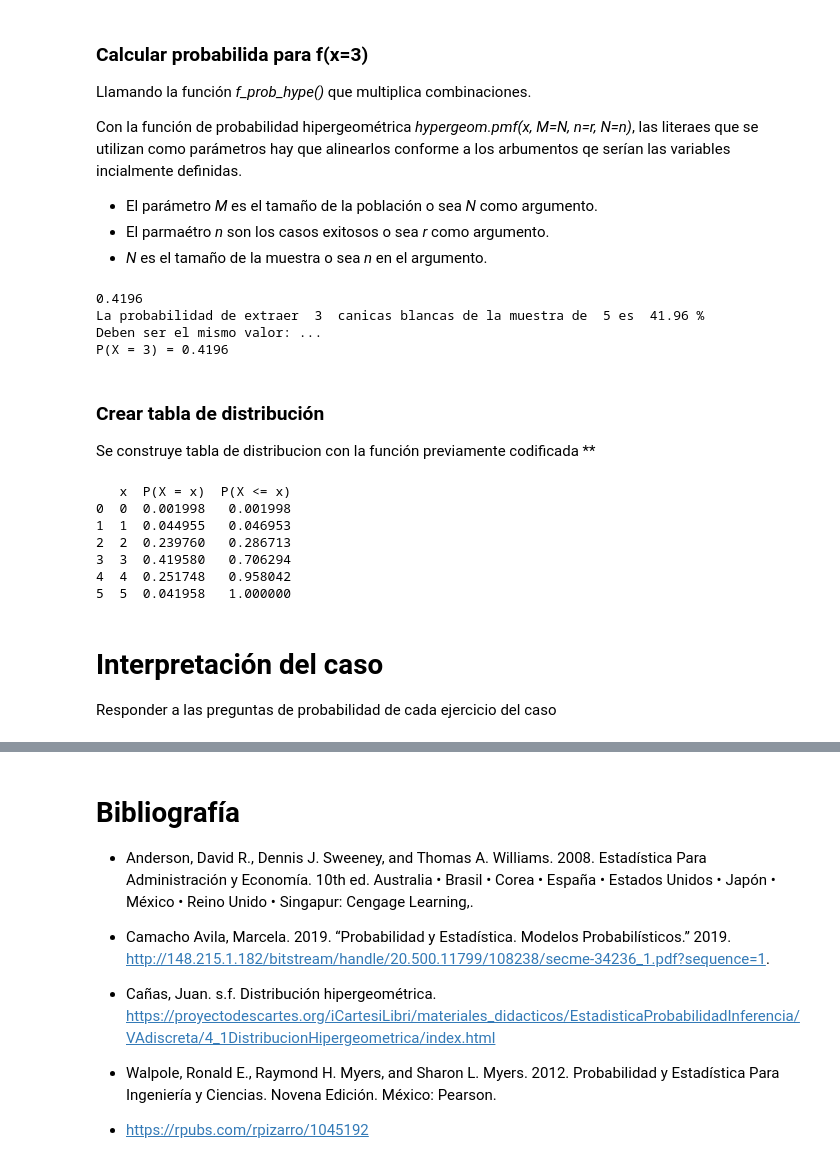
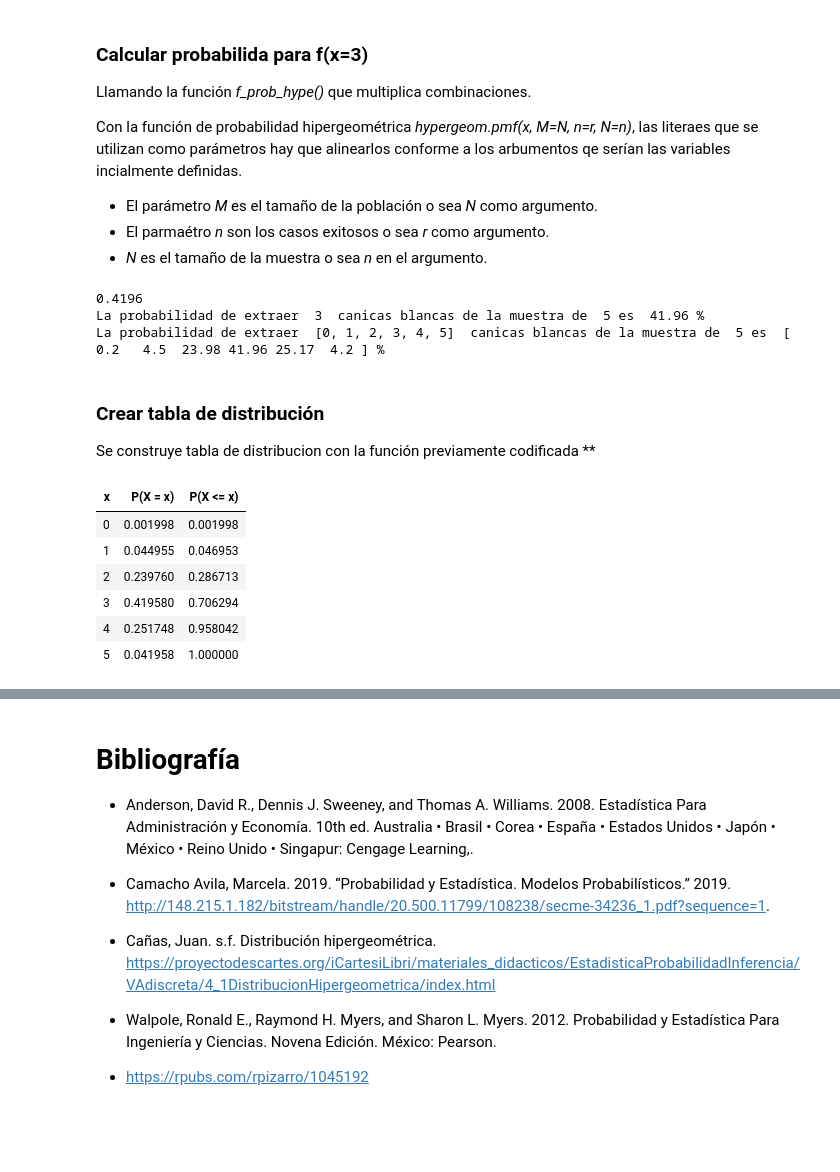
Before and after one commit to rpizarrog/probabilidad-y-estad-stica, a Jupyter notebook: Python 2023/Caso_18_Distribución_hipergeométrica.ipynb, the cells around one changed output, grey strips where cells are left out. Drawn from its saved outputs; the diff is of its cells as text; code cells hidden in the pictures; blank space fills up the shorter version.

```diff
--- a/Python 2023/Caso_18_Distribución_hipergeométrica.ipynb
+++ b/Python 2023/Caso_18_Distribución_hipergeométrica.ipynb
@@ -226,30 +228,33 @@ print (np.round(probabilidad, 4))
 print("La probabilidad de extraer ", x , " canicas blancas de la muestra de ", n, "es ", np.round(probabilidad * 100, 2), "%")
 
 # Se debe generar el mismo valor
+             # hypergeom.pmf(x, M=N, n=r, N=n)
+x = [0, 1, 2, 3, 4, 5]
 probabilidad = hypergeom.pmf(x, M=N, n=r, N=n)
-print ("Deben ser el mismo valor: ...")
-print(f'P(X = {x}) = {probabilidad:.4f}')
+#print ("Deben ser el mismo valor: ...")
+#print(f'P(X = {x}) = {probabilidad:.4f}')
+print("La probabilidad de extraer ", x , " canicas blancas de la muestra de ", n, "es ", np.round(probabilidad * 100, 2), "%")
 # %% [output]
 0.4196
 La probabilidad de extraer  3  canicas blancas de la muestra de  5 es  41.96 %
-Deben ser el mismo valor: ...
-P(X = 3) = 0.4196
+La probabilidad de extraer  [0, 1, 2, 3, 4, 5]  canicas blancas de la muestra de  5 es  [ 0.2   4.5  23.98 41.96 25.17  4.2 ] %
 # %% [markdown]
 ### Crear tabla de distribución
 
 Se construye tabla de distribucion con la función previamente codificada **
-# %%
-tabla = f_tabla_hyper(xi, r, n, N)
-print(tabla)
-# %% [output]
-   x  P(X = x)  P(X <= x)
-0  0  0.001998   0.001998
-1  1  0.044955   0.046953
-2  2  0.239760   0.286713
-3  3  0.419580   0.706294
-4  4  0.251748   0.958042
-5  5  0.041958   1.000000
-# %% [markdown]
-# Interpretación del caso
-
-Responder a las preguntas de probabilidad de cada ejercicio del caso
+# %%
+tabla = f_tabla_hyper(xi, r, n, N)
+# print(tabla)
+tabla_html = tabla.to_html(index=False, classes='table table-bordered table-striped')
+
+# Imprimir la tabla HTML
+# Mostrar la tabla directamente
+display(HTML(tabla_html))
+# %% [output]
+| x | P(X = x) | P(X <= x) |
+| 0 | 0.001998 | 0.001998 |
+| 1 | 0.044955 | 0.046953 |
+| 2 | 0.239760 | 0.286713 |
+| 3 | 0.419580 | 0.706294 |
+| 4 | 0.251748 | 0.958042 |
+| 5 | 0.041958 | 1.000000 |
```
Also changed, not shown: parts of 15 cells of this notebook.
